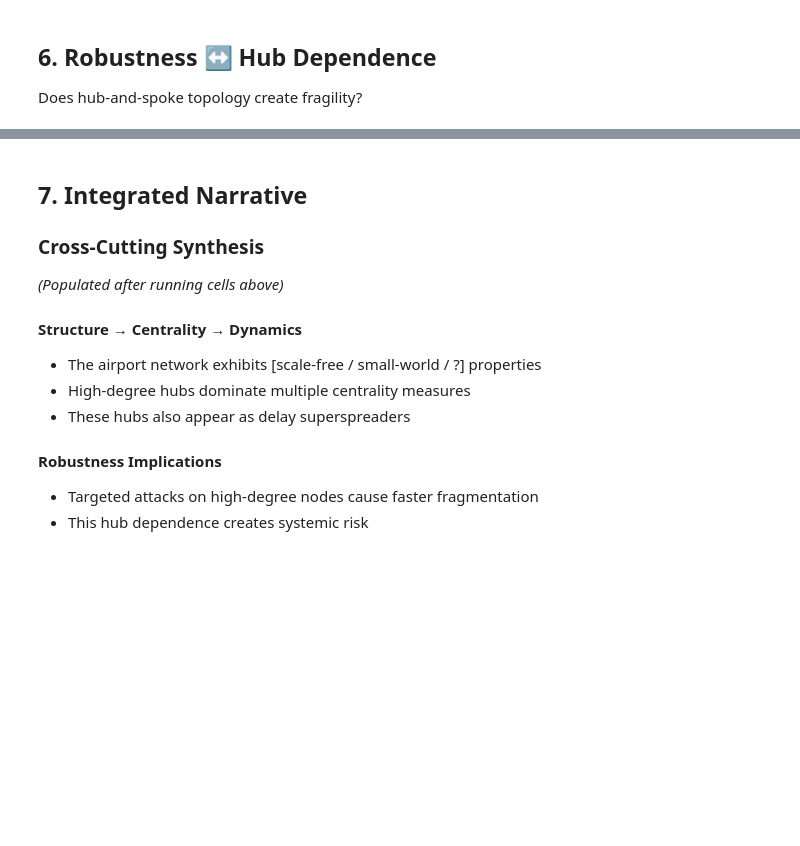
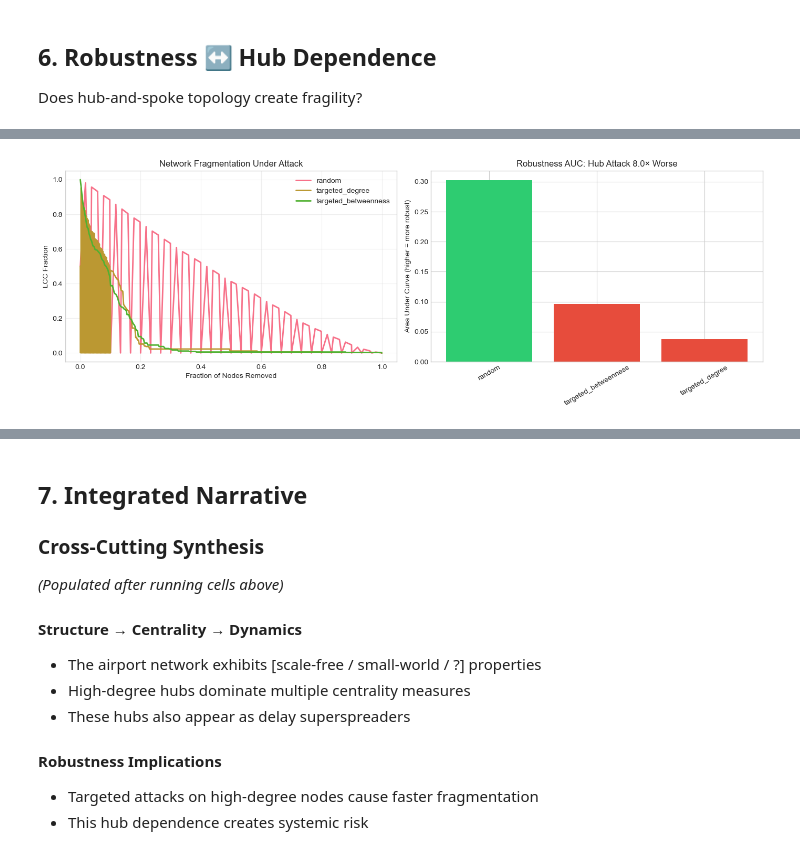
Before and after one commit to SergeyFedorchenko/network_science_VTSL, a Jupyter notebook: analysis/notebooks/09_synthesis__integrated_findings.ipynb, the cells around one changed output, grey strips where cells are left out. Drawn from its saved outputs; the diff is of its cells as text; code cells hidden in the pictures; blank space fills up the shorter version.

```diff
--- a/analysis/notebooks/09_synthesis__integrated_findings.ipynb
+++ b/analysis/notebooks/09_synthesis__integrated_findings.ipynb
@@ -311,42 +374,78 @@ else:
 Does hub-and-spoke topology create fragility?
 # %%
 # ============================================================================
-# ROBUSTNESS ↔ HUB DEPENDENCE
+# ROBUSTNESS SYNTHESIS: AUC Analysis from Percolation Curves
 # ============================================================================
 
-robustness_summary_path = ANALYSIS_DIR / "robustness_summary.json"
-robustness_summary = safe_load_json(robustness_summary_path)
+if robustness_df is not None:
+    rob_pd = robustness_df.to_pandas()
+    print(f"Robustness data: {len(rob_pd):,} rows")
+    print(f"Columns: {list(rob_pd.columns)}")
 
-if robustness_summary:
-    print("Robustness Summary:")
-    print(json.dumps(robustness_summary, indent=2, default=str))
+    # Use 'strategy' column (not 'scenario')
+    if "strategy" in rob_pd.columns:
+        strategies = rob_pd["strategy"].unique()
+        print(f"Strategies: {list(strategies)}")
 
-    # Extract key metrics
-    if "attack_types" in robustness_summary or "strategies" in robustness_summary:
-        strategies = robustness_summary.get("attack_types", robustness_summary.get("strategies", {}))
+        # Compute AUC for each strategy (area under LCC curve)
+        auc_results = []
+        for strat in strategies:
+            subset = rob_pd[rob_pd["strategy"] == strat].sort_values("fraction_removed")
+            # Trapezoidal integration
+            x = subset["fraction_removed"].values
+            y = subset["lcc_fraction"].values
+            auc = np.trapz(y, x)
+            auc_results.append({"strategy": strat, "auc": auc})
 
-        if isinstance(strategies, dict):
-            strategy_df = pd.DataFrame([
-                {"strategy": k, **v} if isinstance(v, dict) else {"strategy": k, "value": v}
-                for k, v in strategies.items()
-            ])
+        auc_df = pd.DataFrame(auc_results).sort_values("auc", ascending=False)
 
-            display(strategy_df)
+        # Compute vulnerability ratio
+        random_auc = auc_df[auc_df["strategy"] == "random"]["auc"].values[0]
+        auc_df["vulnerability_ratio"] = random_auc / auc_df["auc"]
 
-            # Plot if we have AUC or critical point data
-            if "auc" in strategy_df.columns or "critical_fraction" in strategy_df.columns:
-                metric = "auc" if "auc" in strategy_df.columns else "critical_fraction"
+        print("\n" + "=" * 60)
+        print("ROBUSTNESS AUC BY ATTACK STRATEGY")
+        print("=" * 60)
+        display(auc_df)
 
-                fig, ax = plt.subplots(figsize=(10, 6))
-                bars = ax.bar(strategy_df["strategy"], strategy_df[metric])
-                ax.set_ylabel(metric.replace("_", " ").title())
-                ax.set_title("Robustness by Attack Strategy")
-                plt.xticks(rotation=45, ha="right")
+        # Save AUC summary
+        auc_path = TABLES_REPORT_DIR / f"{NOTEBOOK_ID}_robustness_auc_summary.csv"
+        auc_df.to_csv(auc_path, index=False)
+        print(f"✅ Saved: {auc_path.name}")
 
-                plt.tight_layout()
-                fig_path = FIGURES_REPORT_DIR / f"{NOTEBOOK_ID}_robustness_hub_dependence.png"
-                plt.savefig(fig_path, dpi=150)
-                plt.show()
-                print(f"✅ Saved: {fig_path.name}")
+        # Key finding
+        targeted_auc = auc_df[auc_df["strategy"] == "targeted_degree"]["auc"].values[0]
+        ratio = random_auc / targeted_auc
+        print(f"\n🔑 KEY FINDING: Hub removal is {ratio:.1f}× more destructive than random failure")
+
+        # Dual-panel figure
+        fig, axes = plt.subplots(1, 2, figsize=(14, 5))
+
+        # Panel 1: Percolation curves
+        for strat in strategies:
+            subset = rob_pd[rob_pd["strategy"] == strat].groupby("fraction_removed").agg(
+                {"lcc_fraction": "mean"}).reset_index()
+            axes[0].plot(subset["fraction_removed"], subset["lcc_fraction"], label=strat, linewidth=2)
+        axes[0].set_xlabel("Fraction of Nodes Removed")
+        axes[0].set_ylabel("LCC Fraction")
+        axes[0].set_title("Network Fragmentation Under Attack")
+        axes[0].legend()
+        axes[0].grid(True, alpha=0.3)
+
+        # Panel 2: AUC bar chart
+        colors = ["#2ecc71" if s == "random" else "#e74c3c" for s in auc_df["strategy"]]
+        axes[1].bar(auc_df["strategy"], auc_df["auc"], color=colors)
+        axes[1].set_ylabel("Area Under Curve (higher = more robust)")
+        axes[1].set_title(f"Robustness AUC: Hub Attack {ratio:.1f}× Worse")
+        axes[1].tick_params(axis='x', rotation=30)
+
+        plt.tight_layout()
+        fig_path = FIGURES_REPORT_DIR / f"{NOTEBOOK_ID}_robustness_synthesis.png"
+        plt.savefig(fig_path, dpi=150)
+        plt.show()
+        print(f"✅ Saved: {fig_path.name}")
+    else:
+        print(f"Column 'strategy' not found. Available: {list(rob_pd.columns)}")
 else:
-    print("Not available: robustness summary not found")
+    print("Not available: robustness data not loaded")
+# %% [output]
@@ -352,0 +466 @@ else:
+[figure, added]
```
Also changed, not shown: parts of 7 cells of this notebook, 9 other files.
